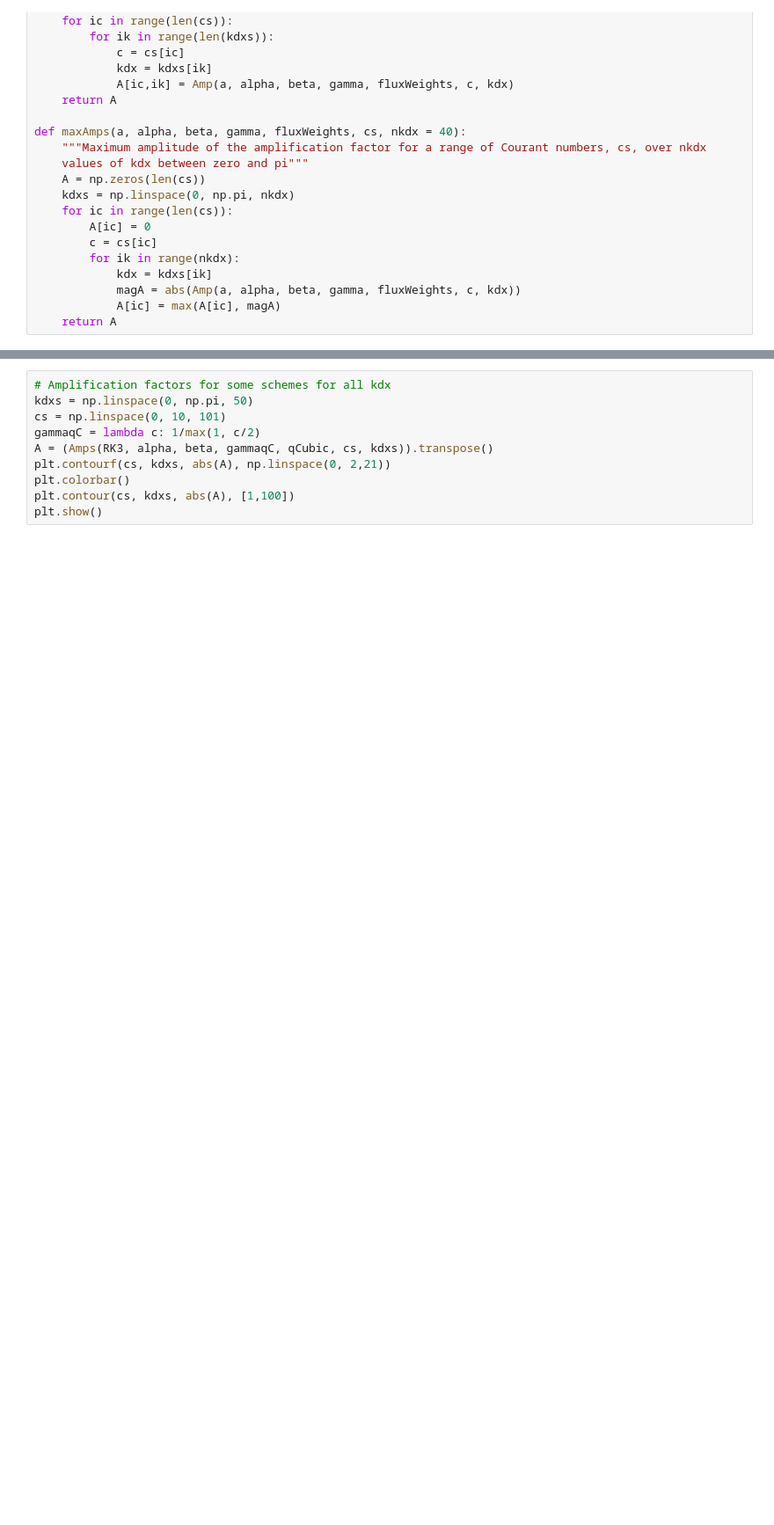
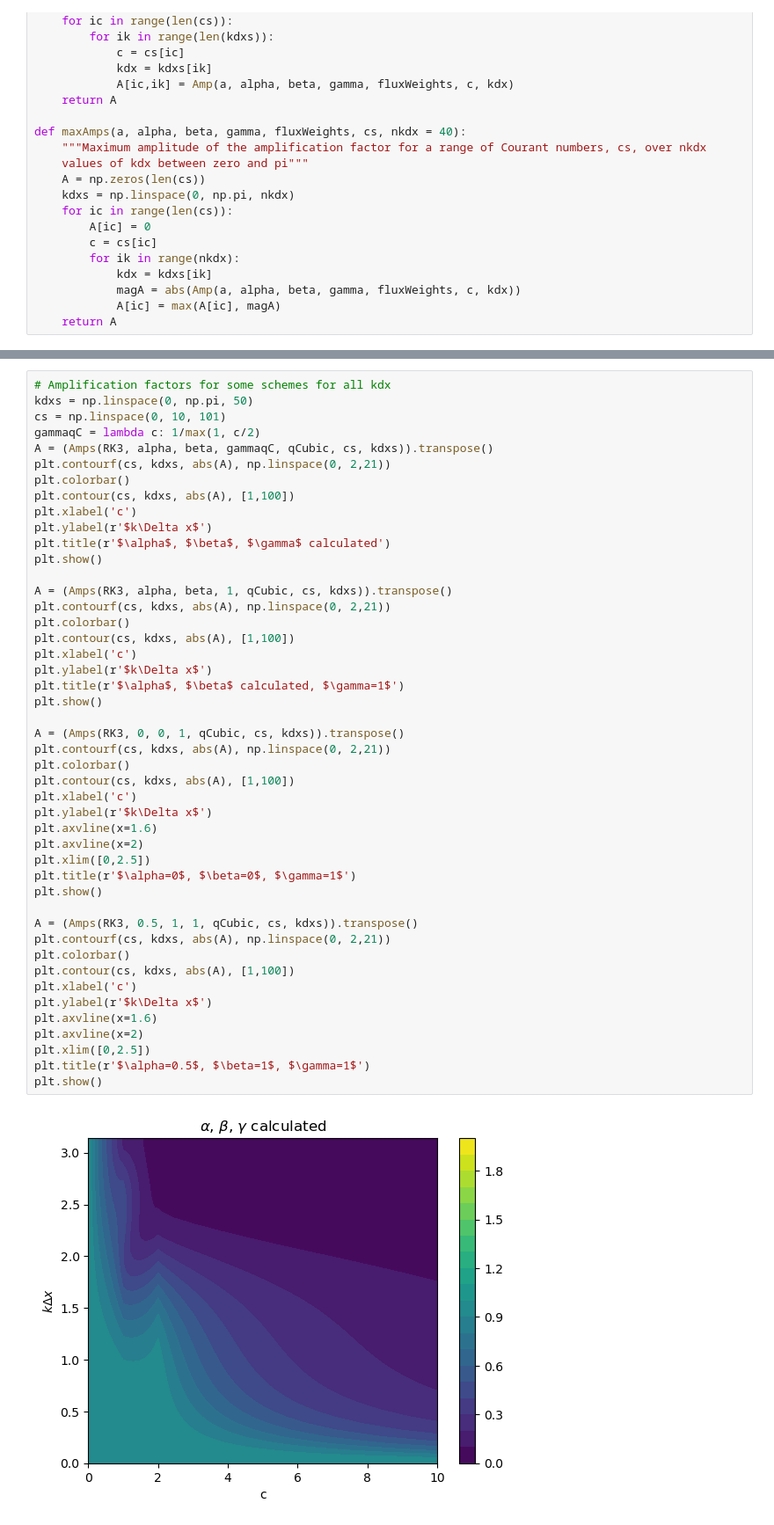
Before and after one commit to hilaryweller0/numericalMethods, a Jupyter notebook: advection/RK3i_cubic/RK3iStrang.ipynb, the cells around one changed output, grey strips where cells are left out. Shown at 88% size. Saved outputs shown, nothing was run; the diff lists cells and outputs as text; blank space fills up the shorter version.

```diff
--- a/advection/RK3i_cubic/RK3iStrang.ipynb
+++ b/advection/RK3i_cubic/RK3iStrang.ipynb
@@ -197,10 +293,48 @@ for RK, title in zip([RK3], ['RK3']):
 # %%
 # Amplification factors for some schemes for all kdx
 kdxs = np.linspace(0, np.pi, 50)
 cs = np.linspace(0, 10, 101)
 gammaqC = lambda c: 1/max(1, c/2)
 A = (Amps(RK3, alpha, beta, gammaqC, qCubic, cs, kdxs)).transpose()
 plt.contourf(cs, kdxs, abs(A), np.linspace(0, 2,21))
 plt.colorbar()
 plt.contour(cs, kdxs, abs(A), [1,100])
+plt.xlabel('c')
+plt.ylabel(r'$k\Delta x$')
+plt.title(r'$\alpha$, $\beta$, $\gamma$ calculated')
 plt.show()
+
+A = (Amps(RK3, alpha, beta, 1, qCubic, cs, kdxs)).transpose()
+plt.contourf(cs, kdxs, abs(A), np.linspace(0, 2,21))
+plt.colorbar()
+plt.contour(cs, kdxs, abs(A), [1,100])
+plt.xlabel('c')
+plt.ylabel(r'$k\Delta x$')
+plt.title(r'$\alpha$, $\beta$ calculated, $\gamma=1$')
+plt.show()
+
+A = (Amps(RK3, 0, 0, 1, qCubic, cs, kdxs)).transpose()
+plt.contourf(cs, kdxs, abs(A), np.linspace(0, 2,21))
+plt.colorbar()
+plt.contour(cs, kdxs, abs(A), [1,100])
+plt.xlabel('c')
+plt.ylabel(r'$k\Delta x$')
+plt.axvline(x=1.6)
+plt.axvline(x=2)
+plt.xlim([0,2.5])
+plt.title(r'$\alpha=0$, $\beta=0$, $\gamma=1$')
+plt.show()
+
+A = (Amps(RK3, 0.5, 1, 1, qCubic, cs, kdxs)).transpose()
+plt.contourf(cs, kdxs, abs(A), np.linspace(0, 2,21))
+plt.colorbar()
+plt.contour(cs, kdxs, abs(A), [1,100])
+plt.xlabel('c')
+plt.ylabel(r'$k\Delta x$')
+plt.axvline(x=1.6)
+plt.axvline(x=2)
+plt.xlim([0,2.5])
+plt.title(r'$\alpha=0.5$, $\beta=1$, $\gamma=1$')
+plt.show()
+# %% [output]
+[figure, added]
```
Also changed, not shown: parts of 11 cells of this notebook, 1 other file.
